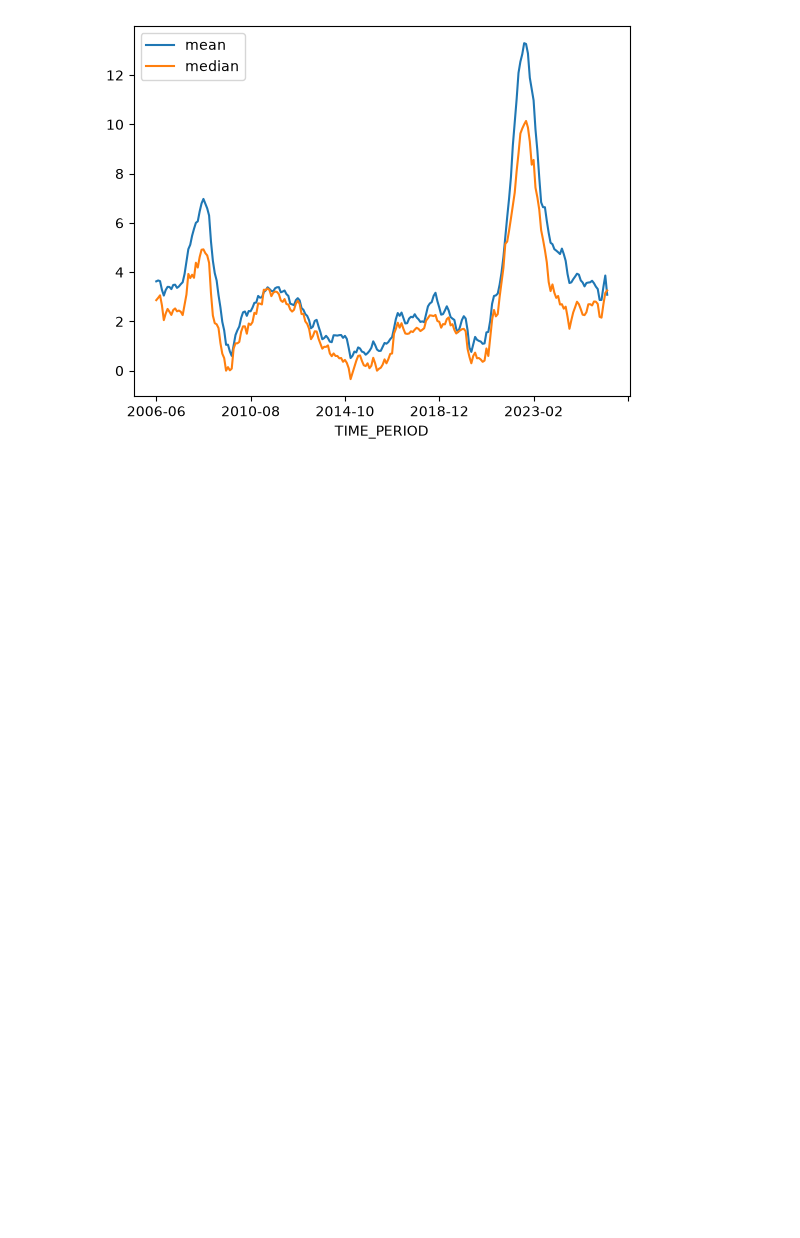
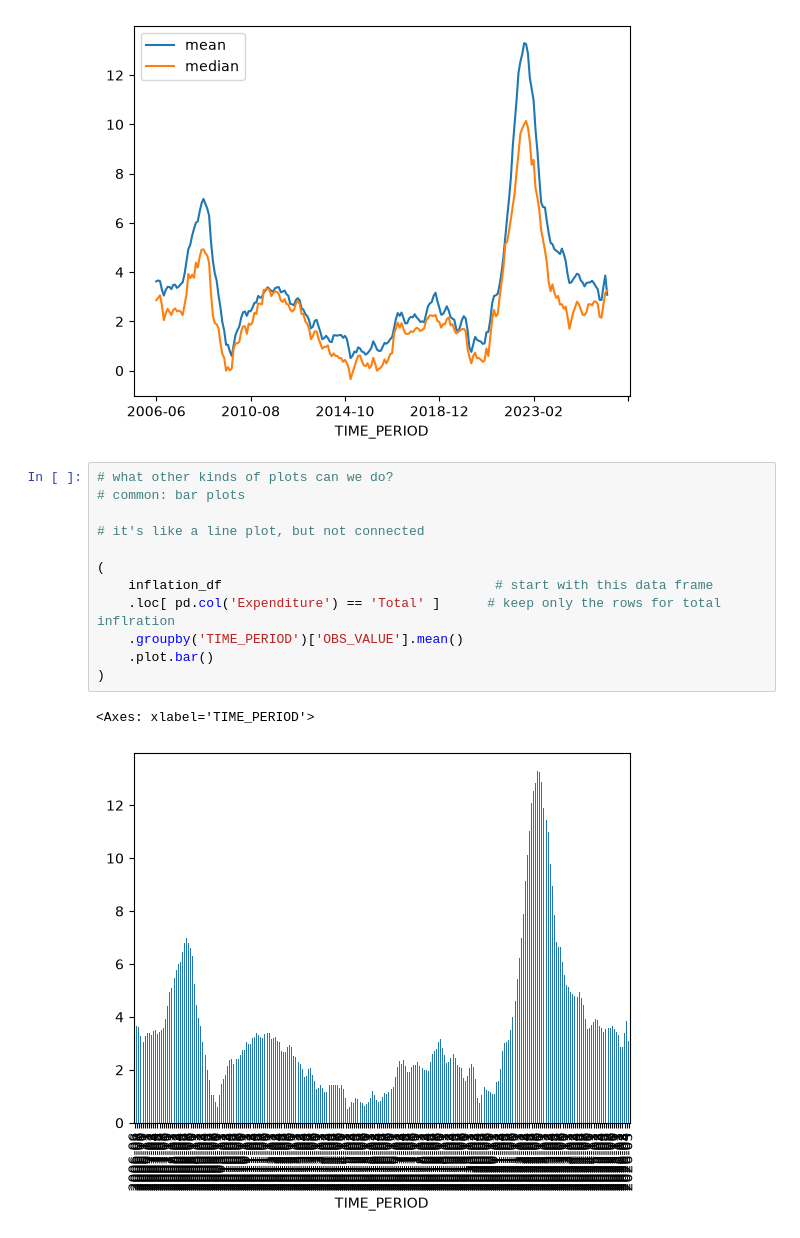
Before and after one commit to reuven/OReilly-PythonData-2026-06, a Jupyter notebook: OReilly-PythonData-2026-06-22.ipynb, the cells around one changed output. Saved outputs shown, nothing was run; the diff lists cells and outputs as text; blank space fills up the shorter version.

```diff
--- a/OReilly-PythonData-2026-06-22.ipynb
+++ b/OReilly-PythonData-2026-06-22.ipynb
@@ -1310,3 +1310,18 @@ We're going to see and use the Pandas methods for Matplotlib, which will be runn
 # %% [output]
 <Axes: xlabel='TIME_PERIOD'>
 [figure]
+# %%
+# what other kinds of plots can we do?
+# common: bar plots
+
+# it's like a line plot, but not connected
+
+(
+    inflation_df                                   # start with this data frame
+    .loc[ pd.col('Expenditure') == 'Total' ]      # keep only the rows for total inflration
+    .groupby('TIME_PERIOD')['OBS_VALUE'].mean()
+    .plot.bar()
+)
+# %% [output]
+<Axes: xlabel='TIME_PERIOD'>
+[figure, added]
```
Also changed, not shown: parts of 1 cell of this notebook.
